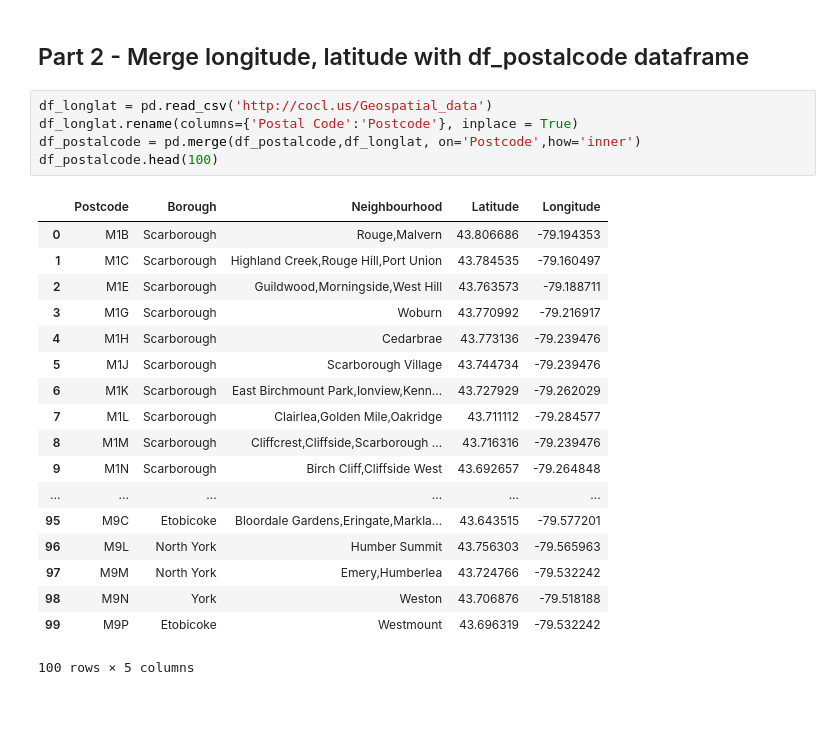
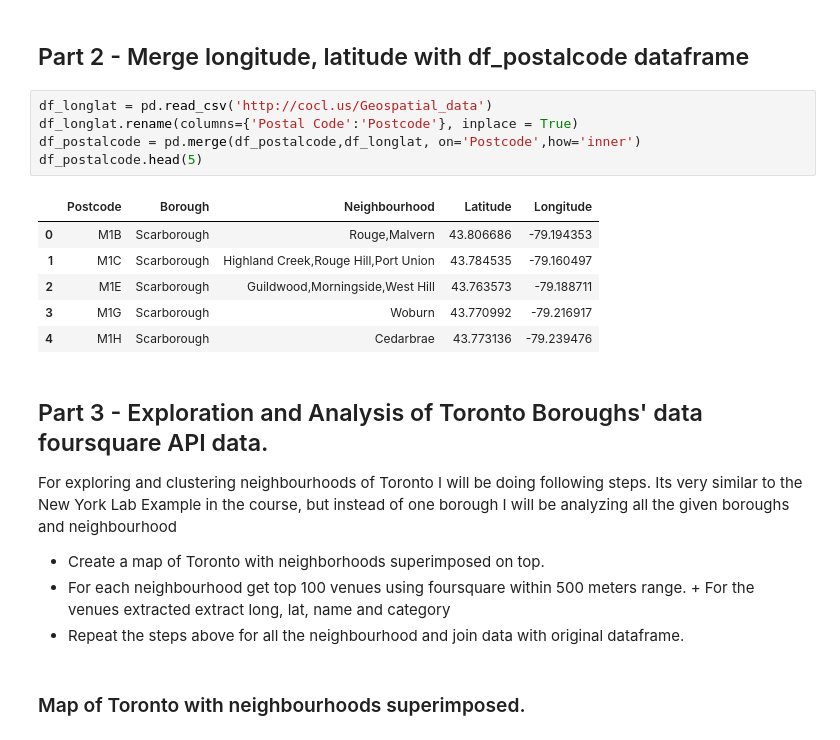
Before and after one commit to amitnjha/Coursera_Capstone, a Jupyter notebook: course8_week3_project.ipynb, the cells around one changed output. Cells and saved outputs as stored; diff of their text form; blank space fills up the shorter version.

```diff
--- a/course8_week3_project.ipynb
+++ b/course8_week3_project.ipynb
@@ -90,24 +95,21 @@ df_postalcode.head()
 # %%
 df_longlat = pd.read_csv('http://cocl.us/Geospatial_data')
 df_longlat.rename(columns={'Postal Code':'Postcode'}, inplace = True)
 df_postalcode = pd.merge(df_postalcode,df_longlat, on='Postcode',how='inner')
-df_postalcode.head(100)
+df_postalcode.head(5)
 # %% [output]
 |  | Postcode | Borough | Neighbourhood | Latitude | Longitude |
 | 0 | M1B | Scarborough | Rouge,Malvern | 43.806686 | -79.194353 |
 | 1 | M1C | Scarborough | Highland Creek,Rouge Hill,Port Union | 43.784535 | -79.160497 |
 | 2 | M1E | Scarborough | Guildwood,Morningside,West Hill | 43.763573 | -79.188711 |
 | 3 | M1G | Scarborough | Woburn | 43.770992 | -79.216917 |
 | 4 | M1H | Scarborough | Cedarbrae | 43.773136 | -79.239476 |
-| 5 | M1J | Scarborough | Scarborough Village | 43.744734 | -79.239476 |
-| 6 | M1K | Scarborough | East Birchmount Park,Ionview,Kenn... | 43.727929 | -79.262029 |
-| 7 | M1L | Scarborough | Clairlea,Golden Mile,Oakridge | 43.711112 | -79.284577 |
-| 8 | M1M | Scarborough | Cliffcrest,Cliffside,Scarborough ... | 43.716316 | -79.239476 |
-| 9 | M1N | Scarborough | Birch Cliff,Cliffside West | 43.692657 | -79.264848 |
-| ... | ... | ... | ... | ... | ... |
-| 95 | M9C | Etobicoke | Bloordale Gardens,Eringate,Markla... | 43.643515 | -79.577201 |
-| 96 | M9L | North York | Humber Summit | 43.756303 | -79.565963 |
-| 97 | M9M | North York | Emery,Humberlea | 43.724766 | -79.532242 |
-| 98 | M9N | York | Weston | 43.706876 | -79.518188 |
-| 99 | M9P | Etobicoke | Westmount | 43.696319 | -79.532242 |
-100 rows × 5 columns
+# %% [markdown]
+## Part 3  - Exploration and Analysis of Toronto Boroughs' data foursquare API data.
+For exploring and clustering neighbourhoods of Toronto I will be doing following steps. Its very similar to the New York Lab Example in the course, but instead of one borough I will be analyzing all the given boroughs and neighbourhood
++ Create a map of Toronto with neighborhoods superimposed on top.
++ For each neighbourhood get top 100 venues using foursquare within 500 meters range.
+        + For the venues extracted extract long, lat, name and category
++ Repeat the steps above for all the neighbourhood and join data with original dataframe.
+# %% [markdown]
+### Map of Toronto with neighbourhoods superimposed.
```
Also changed, not shown: parts of 30 cells of this notebook.
